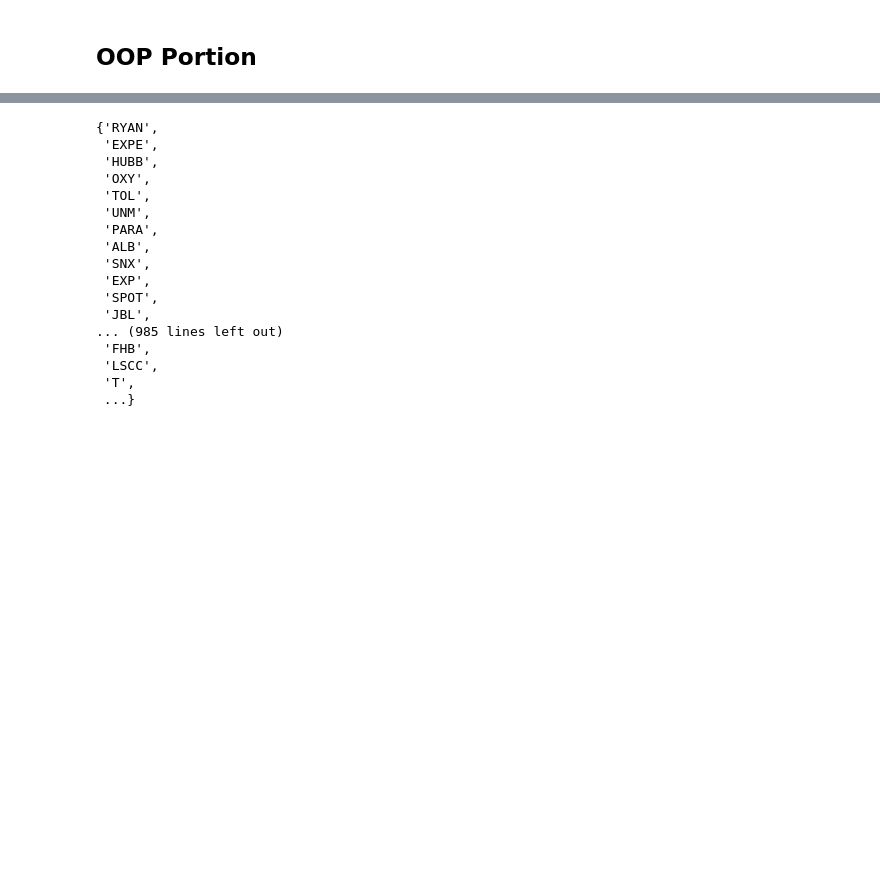
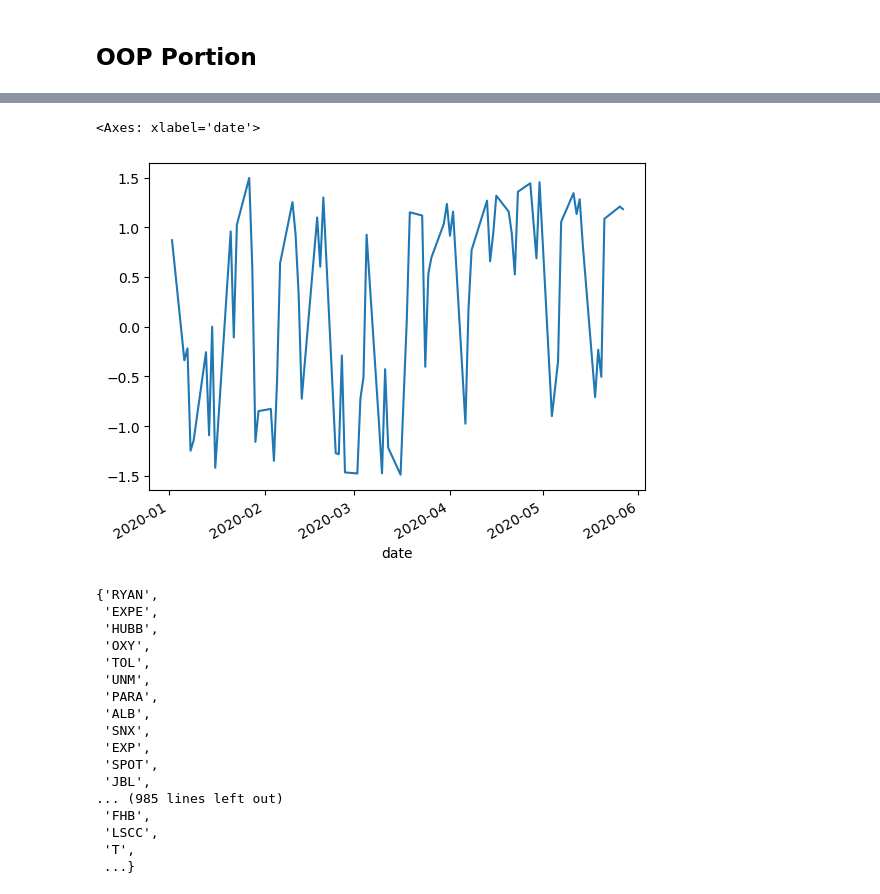
Before and after one commit to siruiliu-code/GARCH-X-Volatility-Modelling-with-Equity-Options-Trading, a Jupyter notebook: gavin_garch.ipynb, the cells around one changed output, grey strips where cells are left out. Cells and saved outputs as stored; diff of their text form; code cells hidden in the pictures; blank space fills up the shorter version.

```diff
--- a/gavin_garch.ipynb
+++ b/gavin_garch.ipynb
@@ -671,3 +860,8 @@ vrp_standardised
+# %%
+vrp_standardised["AAPL"].loc["2020"].plot()
+# %% [output]
+<Axes: xlabel='date'>
+[figure, added]
 # %%
 tickers_df = pd.read_excel("data/RIY Index Constituents.xlsx")
 unique_tickers = set()
```
Also changed, not shown: parts of 13 cells of this notebook, 2 other files.
